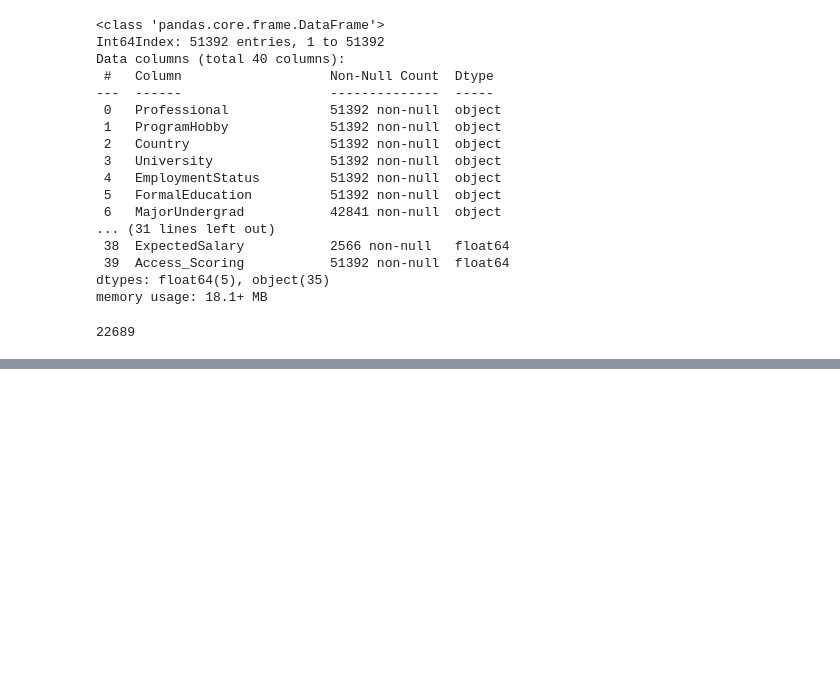
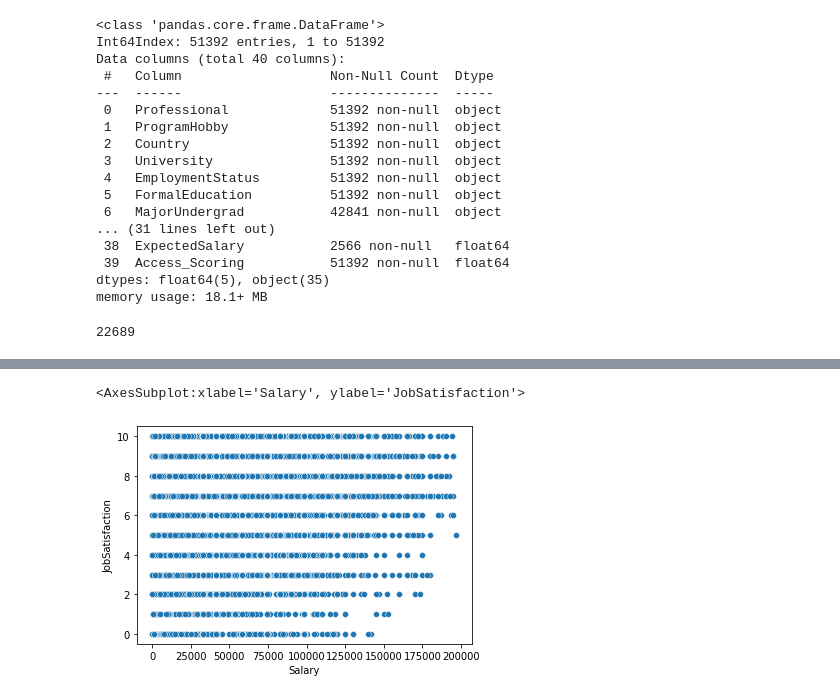
Before and after one commit to g-4-gagan/Developer-data-analysis, a Jupyter notebook: YearsCodedJob_Salary_Assess.ipynb, the cells around one changed output, grey strips where cells are left out. Cells and saved outputs as stored; diff of their text form; code cells hidden in the pictures; blank space fills up the shorter version.

Commit message:
Analysis on Salary yearsCodedJob and Asses column

```diff
--- a/YearsCodedJob_Salary_Assess.ipynb
+++ b/YearsCodedJob_Salary_Assess.ipynb
@@ -207,0 +218,6 @@ df[df['Access_Scoring']!=0]['Access_Scoring'].count()
+# %%
+plt.figure(figsize =(6,4))
+sns.scatterplot(data=temp,x='Salary',y='JobSatisfaction')
+# %% [output]
+<AxesSubplot:xlabel='Salary', ylabel='JobSatisfaction'>
+[figure, added]
```
Also changed, not shown: parts of 7 cells of this notebook.
